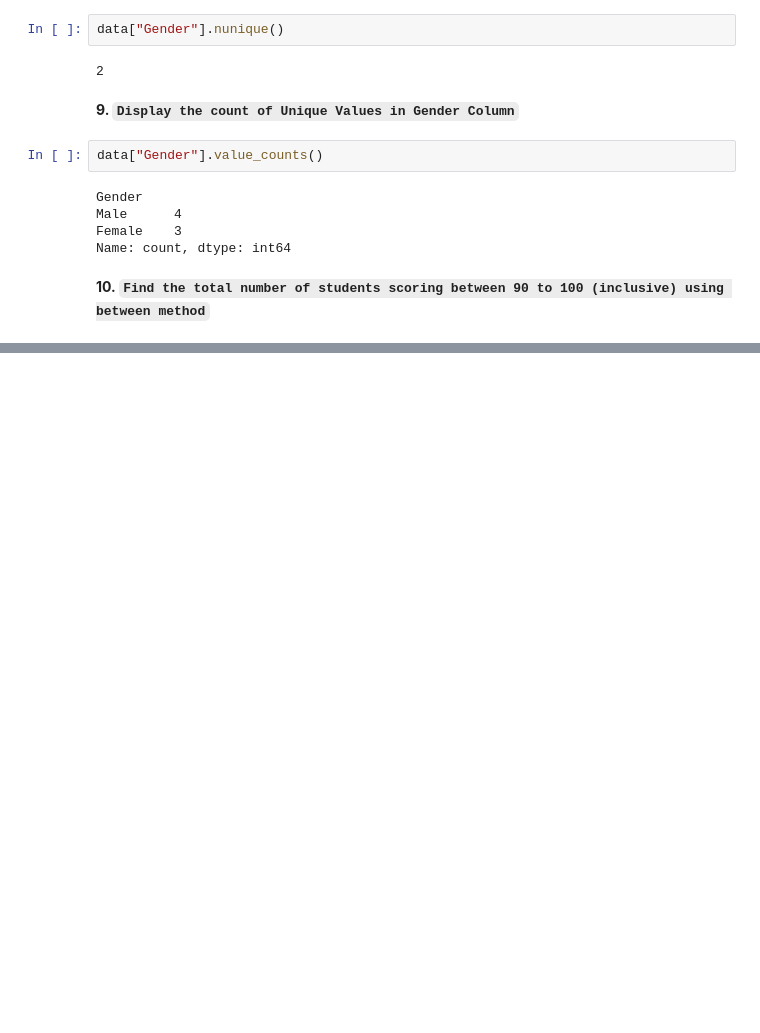
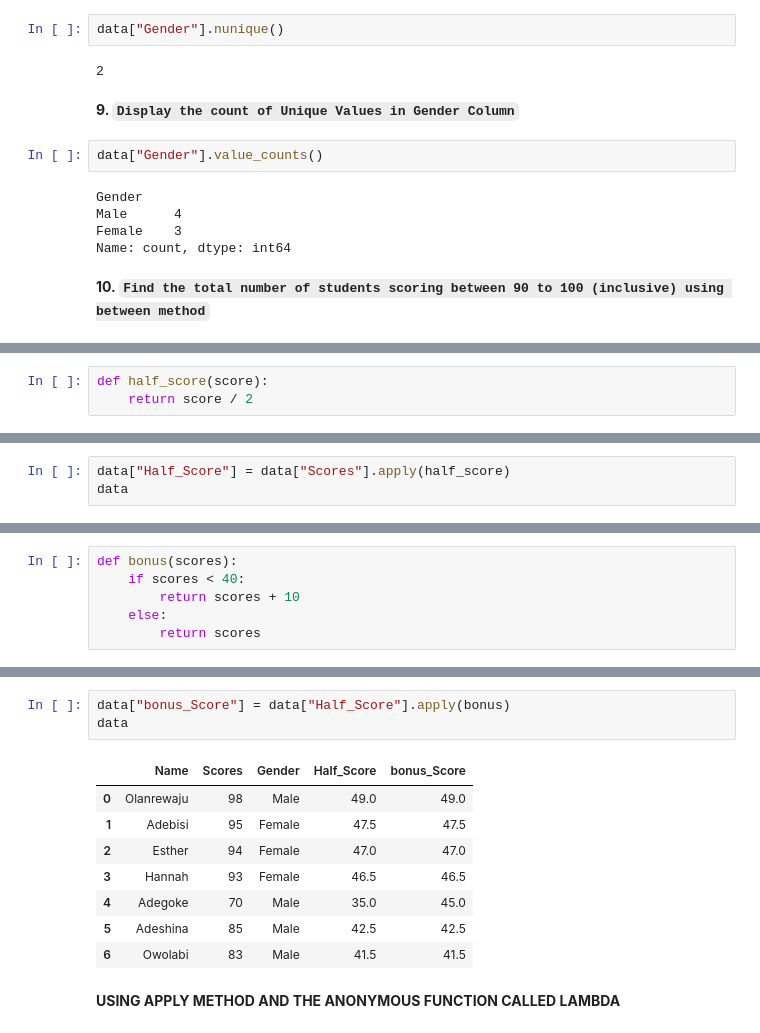
Before and after one commit to larrysman/python-for-data-analytics-and-business-intelligence, a Jupyter notebook: project 1/warm_up.ipynb, the cells around one changed output, grey strips where cells are left out. Drawn from its saved outputs; the diff is of its cells as text; blank space fills up the shorter version.

```diff
--- a/project 1/warm_up.ipynb
+++ b/project 1/warm_up.ipynb
@@ -166,0 +291,3 @@ Name: count, dtype: int64
+# %%
+def half_score(score):
+    return score / 2
@@ -166,0 +305,3 @@ Name: count, dtype: int64
+# %%
+data["Half_Score"] = data["Scores"].apply(half_score)
+data
@@ -166,0 +319,6 @@ Name: count, dtype: int64
+# %%
+def bonus(scores):
+    if scores < 40:
+        return scores + 10
+    else:
+        return scores
@@ -166,0 +336,14 @@ Name: count, dtype: int64
+# %%
+data["bonus_Score"] = data["Half_Score"].apply(bonus)
+data
+# %% [output]
+|  | Name | Scores | Gender | Half_Score | bonus_Score |
+| 0 | Olanrewaju | 98 | Male | 49.0 | 49.0 |
+| 1 | Adebisi | 95 | Female | 47.5 | 47.5 |
+| 2 | Esther | 94 | Female | 47.0 | 47.0 |
+| 3 | Hannah | 93 | Female | 46.5 | 46.5 |
+| 4 | Adegoke | 70 | Male | 35.0 | 45.0 |
+| 5 | Adeshina | 85 | Male | 42.5 | 42.5 |
+| 6 | Owolabi | 83 | Male | 41.5 | 41.5 |
+# %% [markdown]
+**USING APPLY METHOD AND THE ANONYMOUS FUNCTION CALLED LAMBDA**
```
Also changed, not shown: parts of 29 cells of this notebook.
